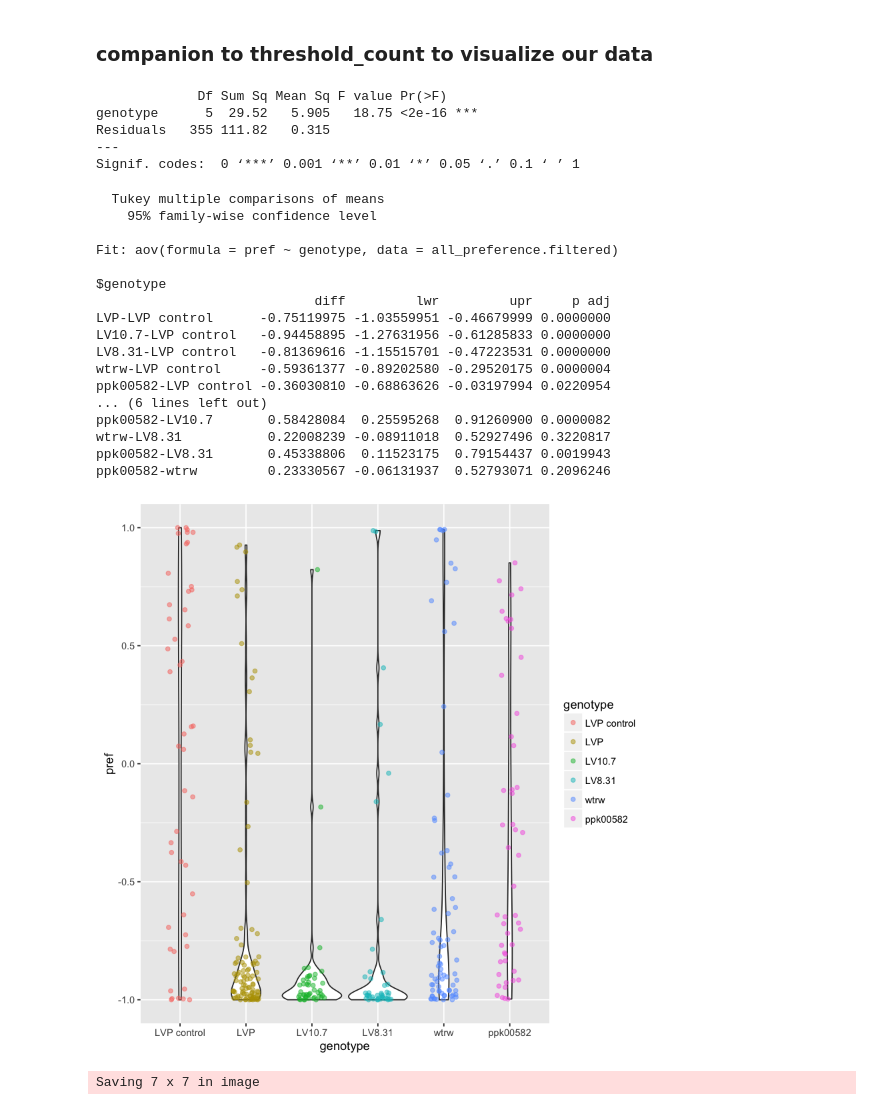
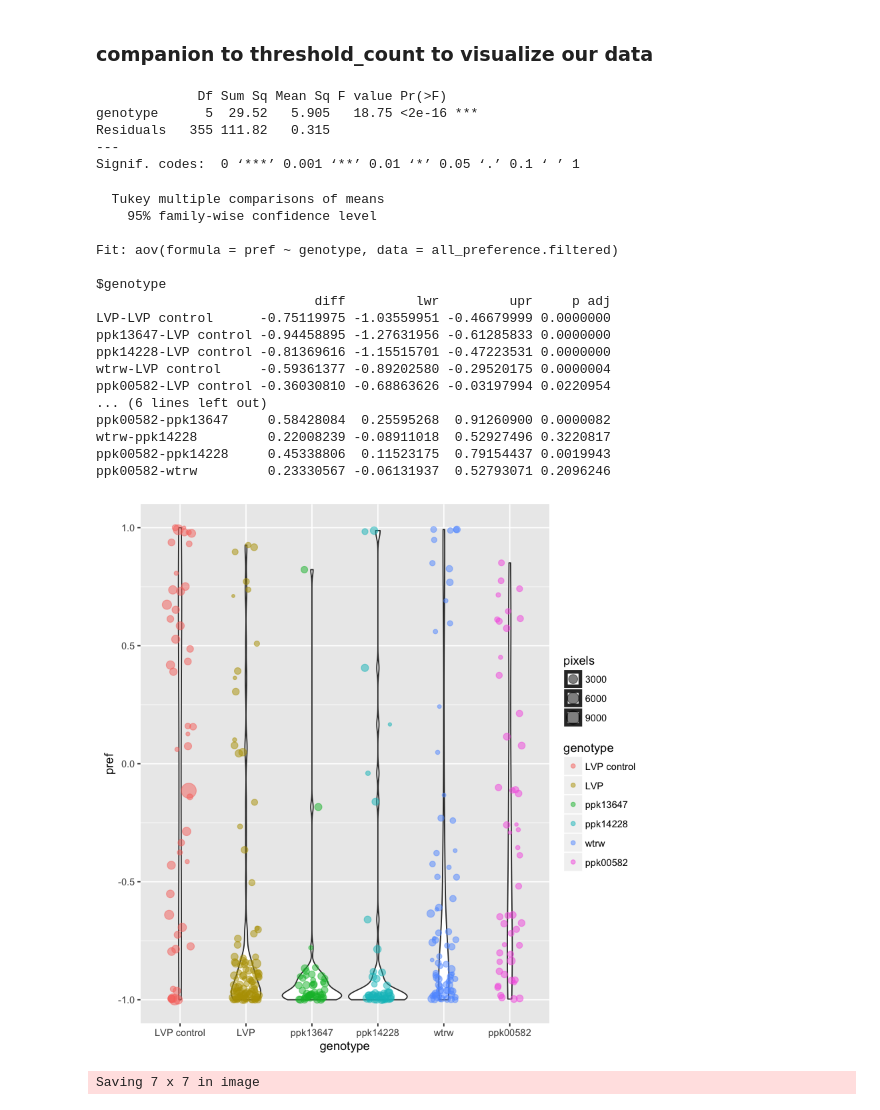
Before and after one commit to bnmtthws/eggCount, a Jupyter notebook: eggCount-plotting.ipynb, the cells around one changed output. Saved outputs shown, nothing was run; the diff lists cells and outputs as text; code cells hidden in the pictures.

Commit message:
added size to violin plots, changed genotypes

```diff
--- a/eggCount-plotting.ipynb
+++ b/eggCount-plotting.ipynb
@@ -29,12 +29,12 @@ pref_C <- data.frame('genotype' = 'LVP', 'pref' = test_C[!is.na(test_C$pref_inde
 #### D
 test_D <- read.csv('~/Dropbox/sdworkin2016/genotype_D.csv')
 test_D$pref_index <- as.numeric(as.character(test_D$pref_index))
-pref_D <- data.frame('genotype' = 'LV10.7', 'pref' = test_D[!is.na(test_D$pref_index),]$pref_index, 'pixels' = test_D[!is.na(test_D$pref_index),]$total_pixels)
+pref_D <- data.frame('genotype' = 'ppk13647', 'pref' = test_D[!is.na(test_D$pref_index),]$pref_index, 'pixels' = test_D[!is.na(test_D$pref_index),]$total_pixels)
 
 #### E
 test_E <- read.csv('~/Dropbox/sdworkin2016/genotype_E.csv')
 test_E$pref_index <- as.numeric(as.character(test_E$pref_index))
-pref_E <- data.frame('genotype' = 'LV8.31', 'pref' = test_E[!is.na(test_E$pref_index),]$pref_index, 'pixels' = test_E[!is.na(test_E$pref_index),]$total_pixels)
+pref_E <- data.frame('genotype' = 'ppk14228', 'pref' = test_E[!is.na(test_E$pref_index),]$pref_index, 'pixels' = test_E[!is.na(test_E$pref_index),]$total_pixels)
 
 #### F
 test_F <- read.csv('~/Dropbox/sdworkin2016/genotype_F.csv')
@@ -47,7 +47,7 @@ control$pref_index <- as.numeric(as.character(control$pref_index))
 control <- data.frame('genotype' = 'LVP control', 'pref' = control[!is.na(control$pref_index),]$pref_index, 'pixels' = control[!is.na(control$pref_index),]$total_pixels)
 
 all_preference <- rbind(pref_A,pref_B,pref_C,pref_D,pref_E,pref_F,control)
-all_preference$genotype <- factor(all_preference$genotype, levels = c("LVP control","LVP","LV10.7","LV8.31","wtrw","ppk00582"))
+all_preference$genotype <- factor(all_preference$genotype, levels = c("LVP control","LVP","ppk13647","ppk14228","wtrw","ppk00582"))
 all_preference.filtered <- all_preference[all_preference$pixels > 150,]
 
 preference_plot <- ggplot(data=all_preference,aes(x=genotype,y=pref)) + geom_point()
@@ -77,18 +77,18 @@ Fit: aov(formula = pref ~ genotype, data = all_preference.filtered)
 $genotype
                             diff         lwr         upr     p adj
 LVP-LVP control      -0.75119975 -1.03559951 -0.46679999 0.0000000
-LV10.7-LVP control   -0.94458895 -1.27631956 -0.61285833 0.0000000
-LV8.31-LVP control   -0.81369616 -1.15515701 -0.47223531 0.0000000
+ppk13647-LVP control -0.94458895 -1.27631956 -0.61285833 0.0000000
+ppk14228-LVP control -0.81369616 -1.15515701 -0.47223531 0.0000000
 wtrw-LVP control     -0.59361377 -0.89202580 -0.29520175 0.0000004
 ppk00582-LVP control -0.36030810 -0.68863626 -0.03197994 0.0220954
 ... (6 lines left out)
-ppk00582-LV10.7       0.58428084  0.25595268  0.91260900 0.0000082
-wtrw-LV8.31           0.22008239 -0.08911018  0.52927496 0.3220817
-ppk00582-LV8.31       0.45338806  0.11523175  0.79154437 0.0019943
+ppk00582-ppk13647     0.58428084  0.25595268  0.91260900 0.0000082
+wtrw-ppk14228         0.22008239 -0.08911018  0.52927496 0.3220817
+ppk00582-ppk14228     0.45338806  0.11523175  0.79154437 0.0019943
 ppk00582-wtrw         0.23330567 -0.06131937  0.52793071 0.2096246
 # %%
-preference_plot.filtered.violin <- ggplot(data=all_preference.filtered,aes(x=genotype,y=pref)) + geom_violin() + geom_jitter(width=0.5,alpha=0.5,aes(colour=genotype))
+preference_plot.filtered.violin <- ggplot(data=all_preference.filtered,aes(size=pixels,x=genotype,y=pref)) + geom_violin() + geom_jitter(width=0.5,alpha=0.5,aes(colour=genotype))
 preference_plot.filtered.violin
 # %% [output]
-[figure, old version]
+[figure, new version]
 # %%
```
Also changed, not shown: parts of 1 cell of this notebook, 1 other file.
